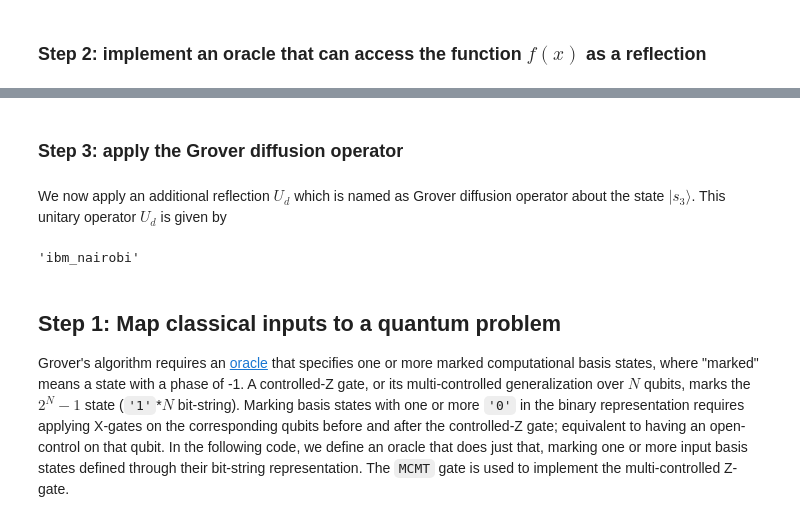
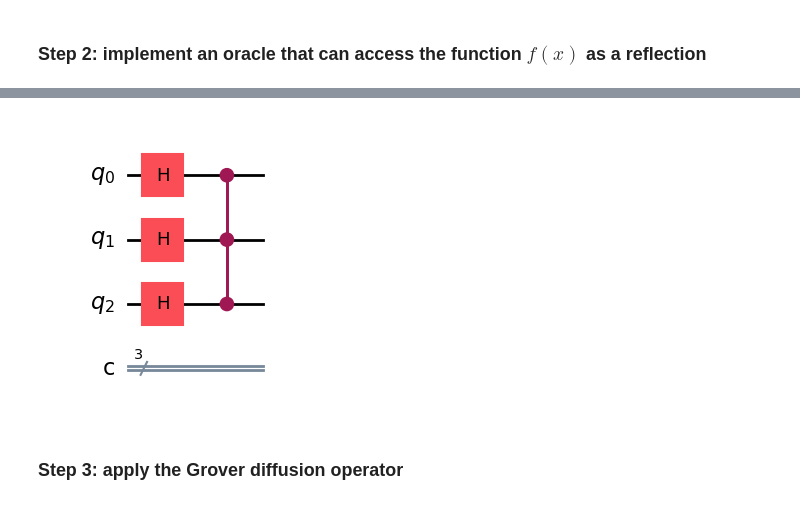
Before and after one commit to AlaricCheng/klass-workshop-hands-on, a Jupyter notebook: grover.ipynb, the cells around one changed output, grey strips where cells are left out. Saved outputs shown, nothing was run; the diff lists cells and outputs as text; code cells hidden in the pictures.

```diff
--- a/grover.ipynb
+++ b/grover.ipynb
@@ -81,15 +112,8 @@ circuit.ccz(q)
+# %%
+# Oracle operator
+groverCircuit.ccz(q[0], q[1], q[2])
+groverCircuit.draw(output='mpl', style="iqp")
+# %% [output]
+[figure, added]
 # %% [markdown]
 ### Step 3: apply the Grover diffusion operator <a id='algDiffusion'></a>
-# %% [markdown]
-We now apply an additional reflection $U_{d}$ which is named as Grover diffusion operator about the state $|s_3\rangle$. This unitary operator $U_{d}$ is given by
-# %%
-# To run on hardware, select the backend with the fewest number of jobs in the queue
-service = QiskitRuntimeService(channel="ibm_quantum")
-backend = service.least_busy(operational=True, simulator=False)
-backend.name
-# %% [output]
-'ibm_nairobi'
-# %% [markdown]
-## Step 1: Map classical inputs to a quantum problem
-
-Grover's algorithm requires an [oracle](https://learning.quantum-computing.ibm.com/course/fundamentals-of-quantum-algorithms/grovers-algorithm) that specifies one or more marked computational basis states, where "marked" means a state with a phase of -1.  A controlled-Z gate, or its multi-controlled generalization over $N$ qubits, marks the $2^{N}-1$ state (`'1'`\*$N$ bit-string).  Marking basis states with one or more `'0'` in the binary representation requires applying X-gates on the corresponding qubits before and after the controlled-Z gate; equivalent to having an open-control on that qubit.  In the following code, we define an oracle that does just that, marking one or more input basis states defined through their bit-string representation.  The `MCMT` gate is used to implement the multi-controlled Z-gate.
```
Also changed, not shown: parts of 42 cells of this notebook.
